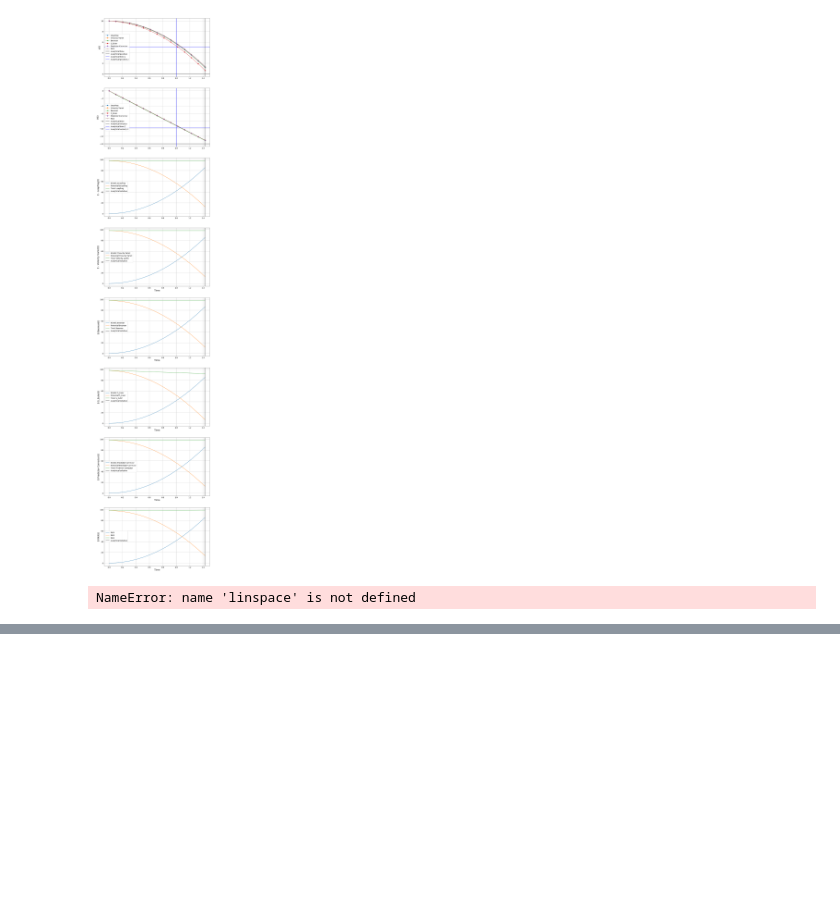
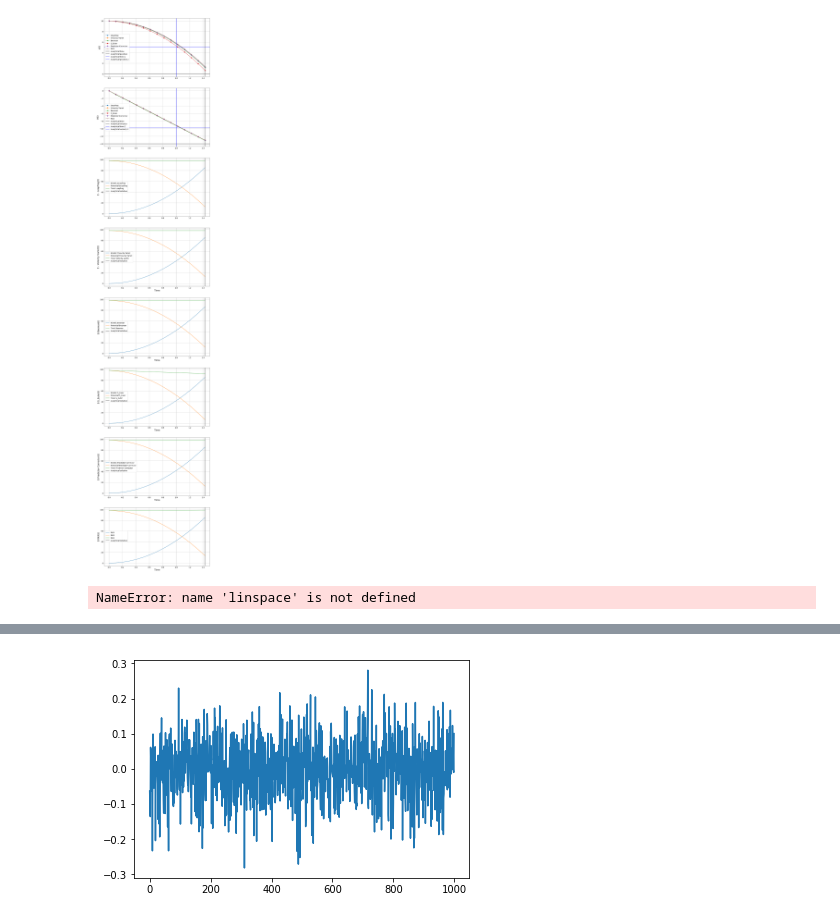
Before and after one commit to DjoleMNE/Lazy_Robot_Control_by_Relaxation_of_Motion_and_Force_Constraints, a Jupyter notebook: integrator_python_testing.ipynb, the cells around one changed output, grey strips where cells are left out. Drawn from its saved outputs; the diff is of its cells as text; code cells hidden in the pictures; blank space fills up the shorter version.

```diff
--- a/integrator_python_testing.ipynb
+++ b/integrator_python_testing.ipynb
@@ -874,0 +879,9 @@ plt.tight_layout()
+# %%
+import numpy as np
+import matplotlib.pyplot as plt
+mu, sigma = 0, 0.08 # mean and standard deviation
+random_data= np.random.normal(mu, sigma, 1000)
+plt.plot(random_data)
+plt.show()
+# %% [output]
+[figure, added]
```
Also changed, not shown: parts of 13 cells of this notebook, 2 other files.
